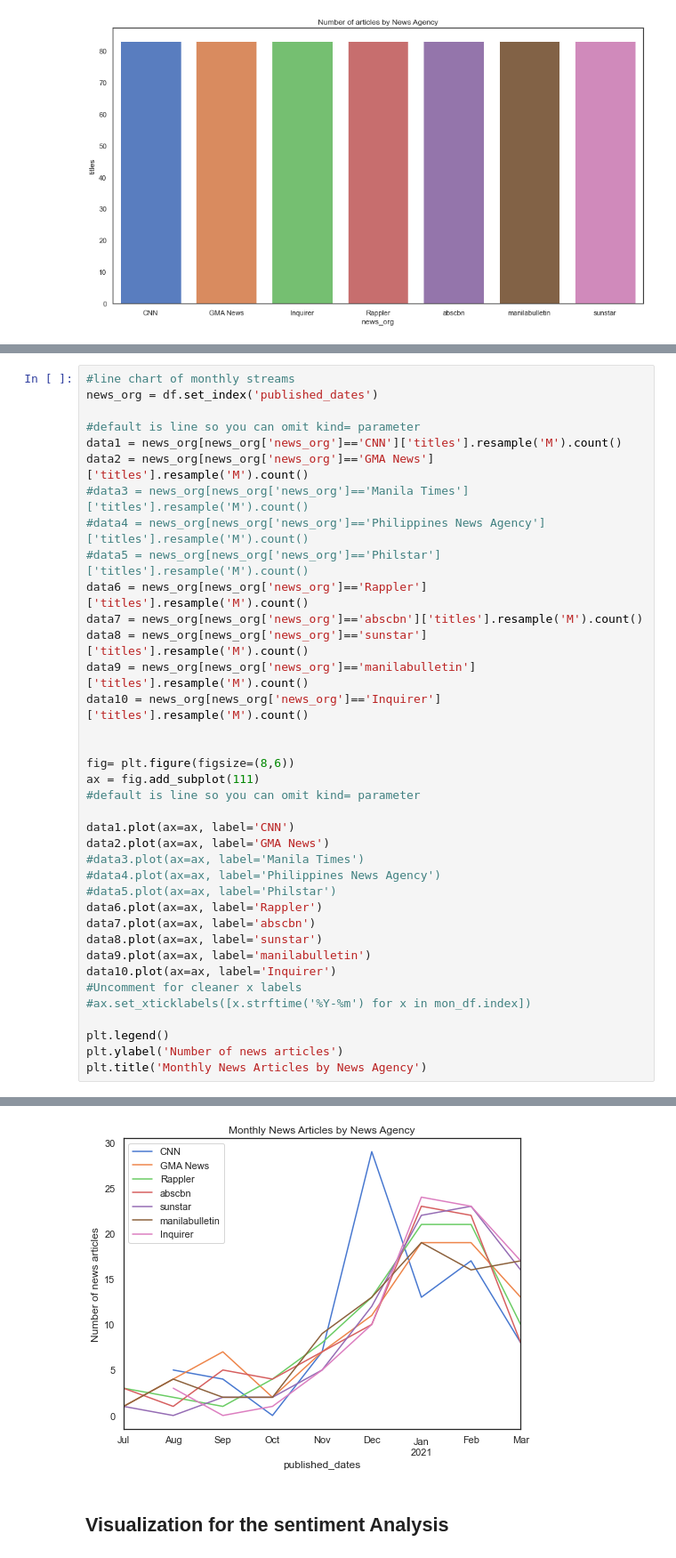
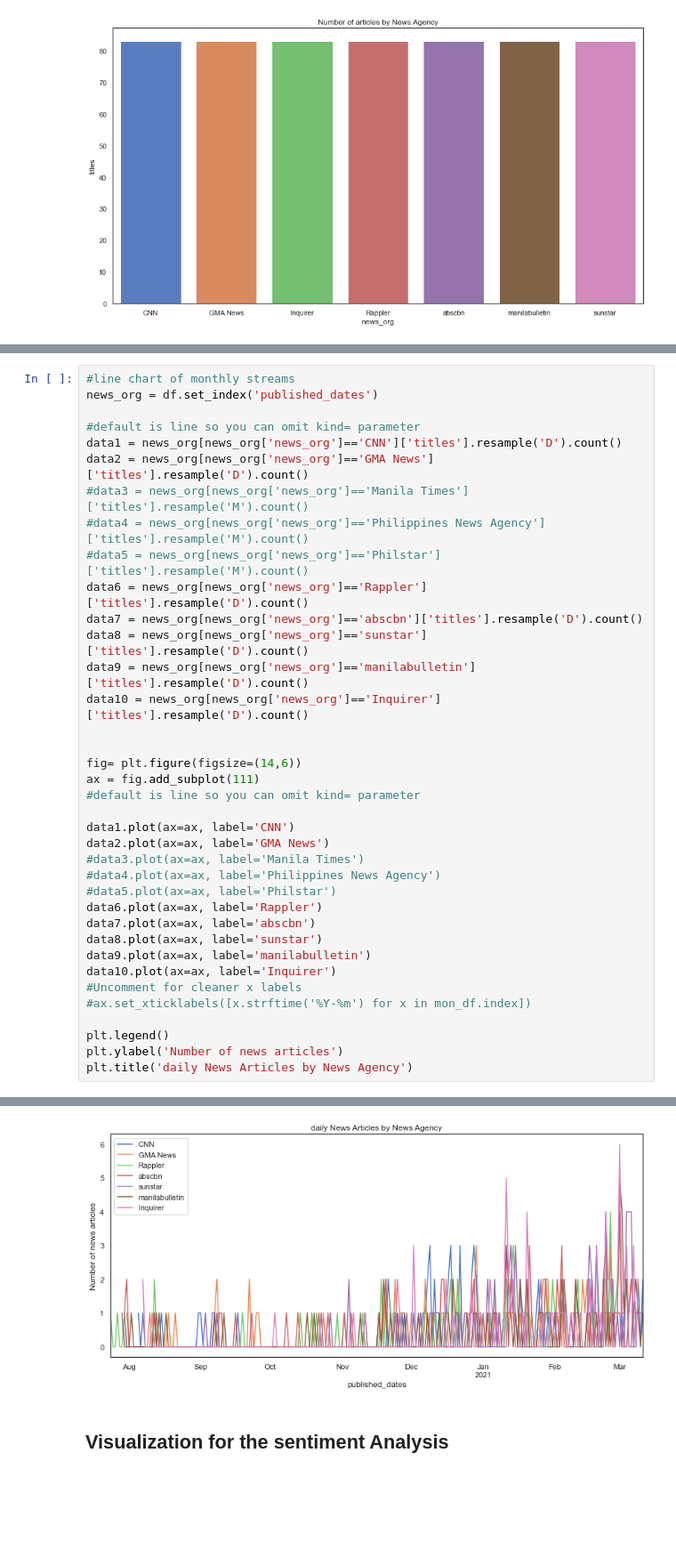
Before and after one commit to babybunso/team-sasa, a Jupyter notebook: sprint4project/2_visualizations 0607.ipynb, the cells around one changed output, grey strips where cells are left out. Shown at 89% size. Drawn from its saved outputs; the diff is of its cells as text; blank space fills up the shorter version.

```diff
--- a/sprint4project/2_visualizations 0607.ipynb
+++ b/sprint4project/2_visualizations 0607.ipynb
@@ -79,19 +79,19 @@ plt.show()
 news_org = df.set_index('published_dates')
 
 #default is line so you can omit kind= parameter
-data1 = news_org[news_org['news_org']=='CNN']['titles'].resample('M').count()
-data2 = news_org[news_org['news_org']=='GMA News']['titles'].resample('M').count()
+data1 = news_org[news_org['news_org']=='CNN']['titles'].resample('D').count()
+data2 = news_org[news_org['news_org']=='GMA News']['titles'].resample('D').count()
 #data3 = news_org[news_org['news_org']=='Manila Times']['titles'].resample('M').count()
 #data4 = news_org[news_org['news_org']=='Philippines News Agency']['titles'].resample('M').count()
 #data5 = news_org[news_org['news_org']=='Philstar']['titles'].resample('M').count()
-data6 = news_org[news_org['news_org']=='Rappler']['titles'].resample('M').count()
-data7 = news_org[news_org['news_org']=='abscbn']['titles'].resample('M').count()
-data8 = news_org[news_org['news_org']=='sunstar']['titles'].resample('M').count()
-data9 = news_org[news_org['news_org']=='manilabulletin']['titles'].resample('M').count()
-data10 = news_org[news_org['news_org']=='Inquirer']['titles'].resample('M').count()
+data6 = news_org[news_org['news_org']=='Rappler']['titles'].resample('D').count()
+data7 = news_org[news_org['news_org']=='abscbn']['titles'].resample('D').count()
+data8 = news_org[news_org['news_org']=='sunstar']['titles'].resample('D').count()
+data9 = news_org[news_org['news_org']=='manilabulletin']['titles'].resample('D').count()
+data10 = news_org[news_org['news_org']=='Inquirer']['titles'].resample('D').count()
 
 
-fig= plt.figure(figsize=(8,6))
+fig= plt.figure(figsize=(14,6))
 ax = fig.add_subplot(111)
 #default is line so you can omit kind= parameter
 
@@ -110,5 +110,5 @@ data10.plot(ax=ax, label='Inquirer')
 
 plt.legend()
 plt.ylabel('Number of news articles')
-plt.title('Monthly News Articles by News Agency')
+plt.title('daily News Articles by News Agency')
 # %% [output]
@@ -116,4 +116,4 @@ Text(0.5, 1.0, 'Monthly News Articles by News Agency')
-[figure, old version]
+[figure, new version]
 # %% [markdown]
 ## Visualization for the sentiment Analysis
 # %%
```
Also changed, not shown: parts of 24 cells of this notebook.
